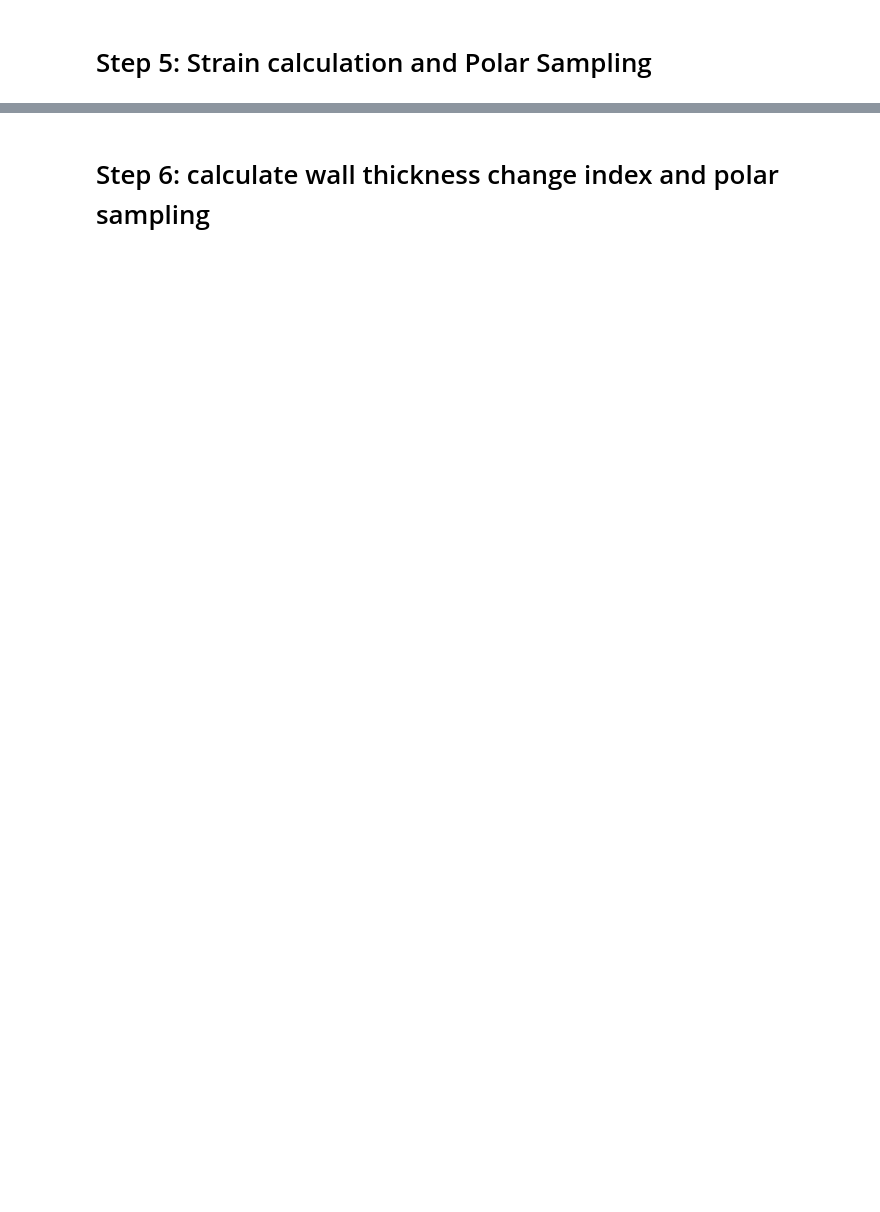
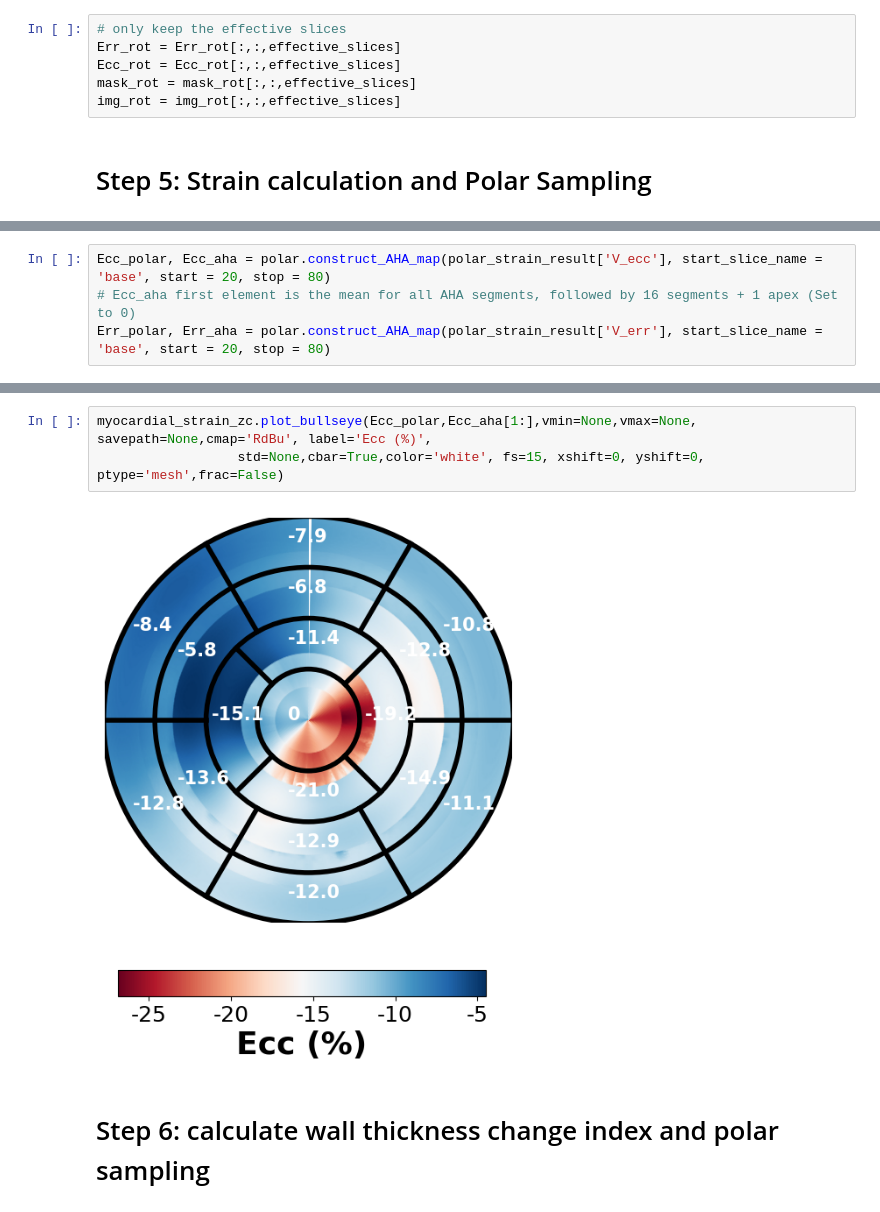
Before and after one commit to zhennongchen/DeepStrain, a Jupyter notebook: main_strain.ipynb, the cells around one changed output, grey strips where cells are left out. Drawn from its saved outputs; the diff is of its cells as text; blank space fills up the shorter version.

```diff
--- a/main_strain.ipynb
+++ b/main_strain.ipynb
@@ -277,3 +212,9 @@ plt.subplot(122); plt.imshow(mask_rot_es[:,:,5], cmap='gray')
+# %%
+# only keep the effective slices
+Err_rot = Err_rot[:,:,effective_slices]
+Ecc_rot = Ecc_rot[:,:,effective_slices]
+mask_rot = mask_rot[:,:,effective_slices]
+img_rot = img_rot[:,:,effective_slices]
 # %% [markdown]
 # Step 5: Strain calculation and Polar Sampling
 # %%
@@ -285,6 +226,10 @@ Err_polar, Err_aha = polar.construct_AHA_map(polar_strain_result['V_err'], start
 # %% [output]
 ... radial strain
 ... circumferential strain
+# %%
+Ecc_polar, Ecc_aha = polar.construct_AHA_map(polar_strain_result['V_ecc'], start_slice_name = 'base', start = 20, stop = 80)
+# Ecc_aha first element is the mean for all AHA segments, followed by 16 segments + 1 apex (Set to 0)
+Err_polar, Err_aha = polar.construct_AHA_map(polar_strain_result['V_err'], start_slice_name = 'base', start = 20, stop = 80)
 # %%
 myocardial_strain_zc.plot_bullseye(Err_polar,Err_aha[1:],vmin=None,vmax=None, savepath=None,cmap='RdBu_r', label='Err (%)',
                   std=None,cbar=True,color='white', fs=15, xshift=0, yshift=0, ptype='mesh',frac=False)
@@ -293,3 +238,8 @@ myocardial_strain_zc.plot_bullseye(Err_polar,Err_aha[1:],vmin=None,vmax=None, sa
+# %%
+myocardial_strain_zc.plot_bullseye(Ecc_polar,Ecc_aha[1:],vmin=None,vmax=None, savepath=None,cmap='RdBu', label='Ecc (%)',
+                  std=None,cbar=True,color='white', fs=15, xshift=0, yshift=0, ptype='mesh',frac=False)
+# %% [output]
+[figure, added]
 # %% [markdown]
 # Step 6: calculate wall thickness change index and polar sampling
 # %%
```
Also changed, not shown: parts of 18 cells of this notebook, 3 other files.
